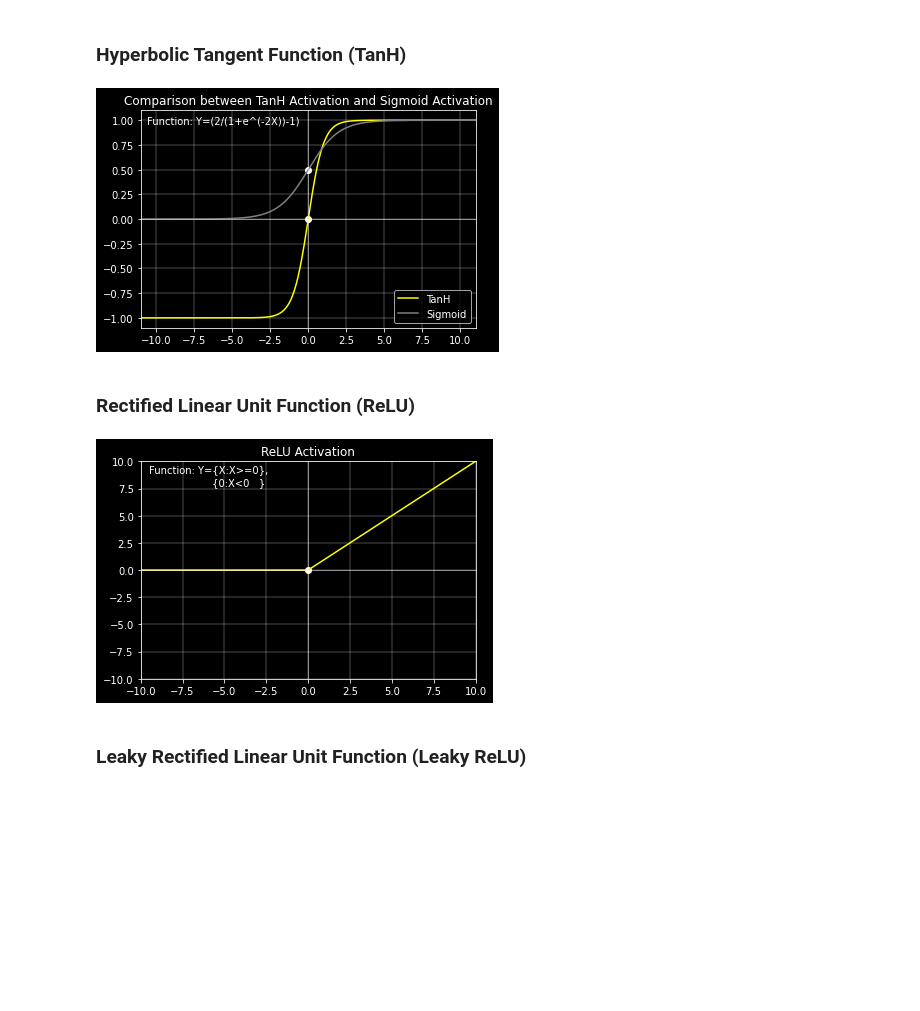
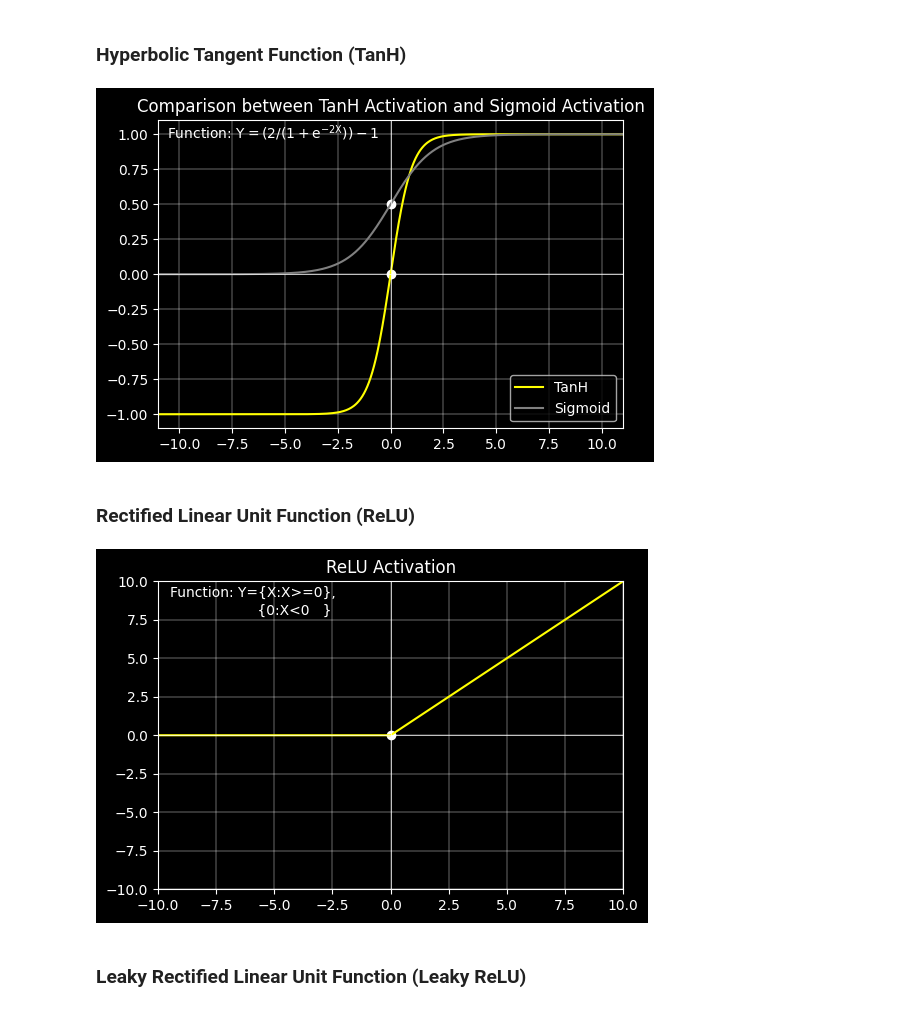
Before and after one commit to Diacod-I/ActivateFunk, a Jupyter notebook: Activate.ipynb, the cells around one changed output. Cells and saved outputs as stored; diff of their text form; code cells hidden in the pictures; blank space fills up the shorter version.

```diff
--- a/Activate.ipynb
+++ b/Activate.ipynb
@@ -13,6 +13,8 @@ import numpy as np
 plt.style.use('dark_background')
 # %%
 x=np.linspace(-20,20,num=1000)
+# %%
+plt.rcParams["figure.figsize"] = [6, 4]
 # %% [markdown]
 ## Binary Step Function
 # %%
@@ -73,21 +75,21 @@ SoftMax Activation is used for multiclass classifcation problems. This is used i
 # %%
 f=np.vectorize(lambda x:(2/(1+exp(-2*x))-1))
 plt.title("Comparison between TanH Activation and Sigmoid Activation")
 plt.plot(x,f(x),c='yellow')
 g = np.vectorize(lambda x: 1/(1+exp(-x)))
 plt.plot(x,g(x),c='grey')
 plt.scatter(0,0,c='white')
 plt.axhline(0, color='white', linewidth=.5)
 plt.axvline(0, color='white', linewidth=.5)
 plt.scatter(0,g(0),c='white')
 plt.xlim(-11,11)
 plt.ylim(-1.1,1.1)
-plt.text(-10.6,0.97,"Function: Y=(2/(1+e^(-2X))-1)")
+plt.text(-10.6,0.97,"Function: $\mathregular{Y=(2/(1+e^{-2X}))-1}$")
 plt.legend(['TanH','Sigmoid'],loc='lower right')
 plt.grid(linewidth=0.3)
 plt.show()
 # %% [output]
-[figure, old version]
+[figure, new version]
 # %% [markdown]
 ### Rectified Linear Unit Function (ReLU)
 # %%
@@ -104,7 +106,7 @@ plt.axvline(0, color='white', linewidth=.5)
 plt.grid(linewidth=0.3)
 plt.show()
 # %% [output]
-[figure, old version]
+[figure, new version]
 # %% [markdown]
 ### Leaky Rectified Linear Unit Function (Leaky ReLU)
 # %% [markdown]
```
Also changed, not shown: parts of 10 cells of this notebook.
